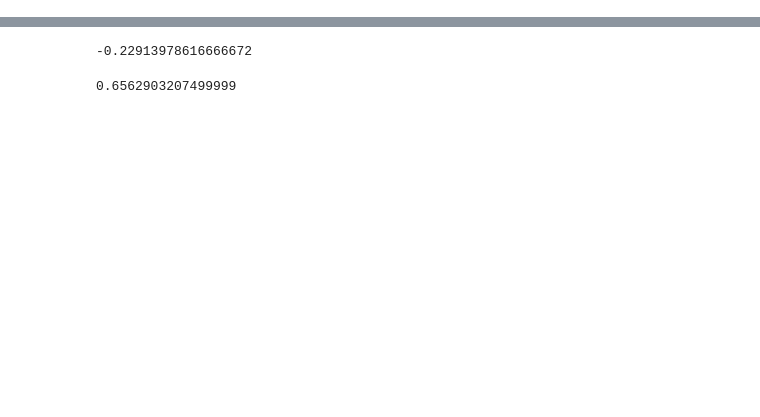
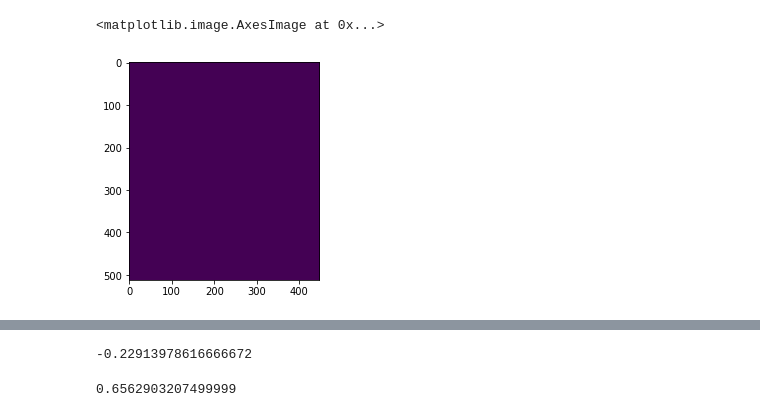
Before and after one commit to marmohamed/Multi-Modal-Fusion-For-3d-Object-Detection, a Jupyter notebook: src/Notebooks/test new data classes.ipynb, the cells around one changed output, grey strips where cells are left out. Drawn from its saved outputs; the diff is of its cells as text; code cells hidden in the pictures; blank space fills up the shorter version.

```diff
--- a/src/Notebooks/test new data classes.ipynb
+++ b/src/Notebooks/test new data classes.ipynb
@@ -241,0 +354,7 @@ label2 = get_target2(label, directions, anchors=np.array([3.9, 1.6, 1.5]))
+# %%
+temp = label2[:, :, 0, -1]
+temp = cv2.resize(temp, (448, 512))
+plt.imshow(temp)
+# %% [output]
+<matplotlib.image.AxesImage at 0x...>
+[figure, added]
```
Also changed, not shown: parts of 28 cells of this notebook, 2 other files.
